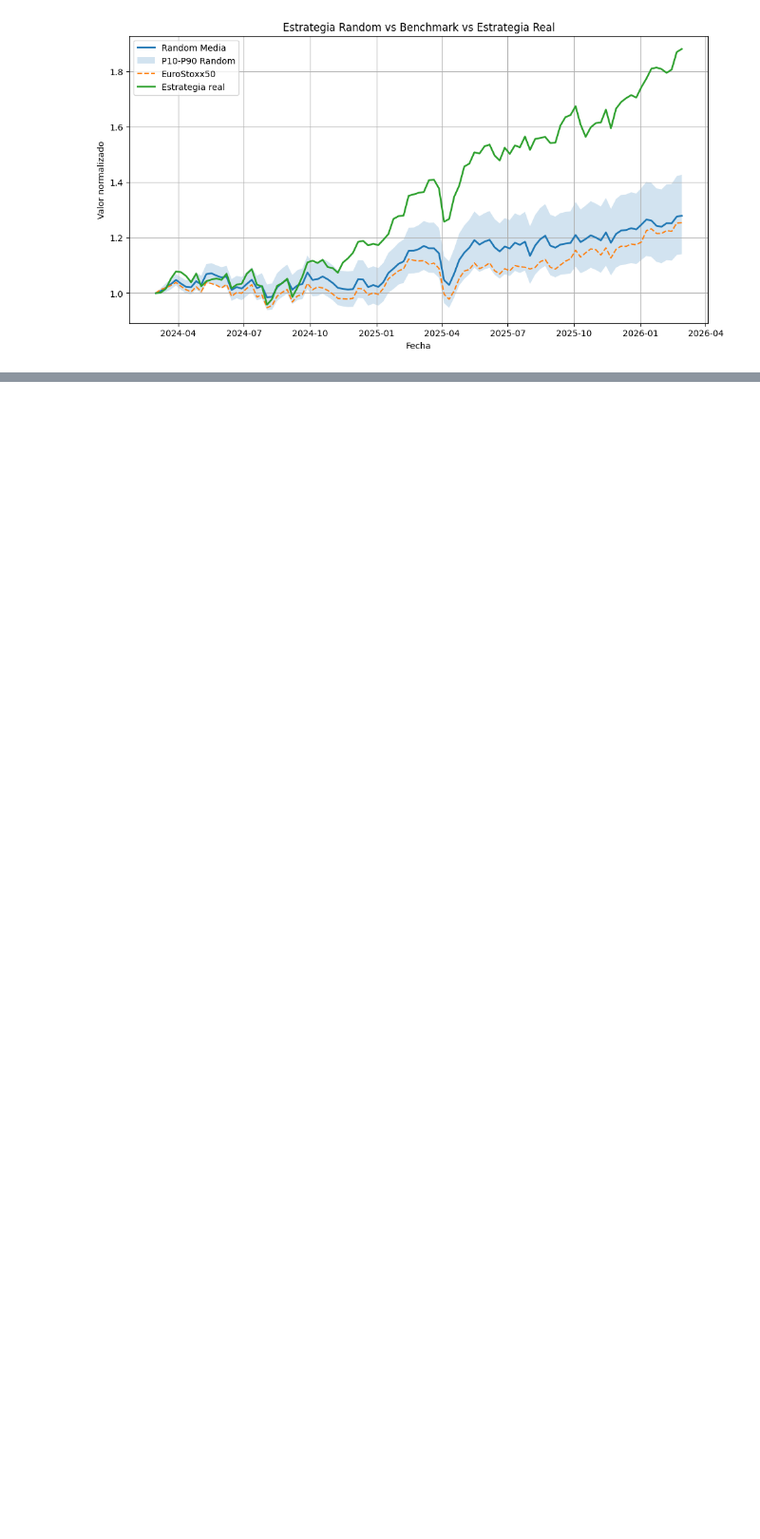
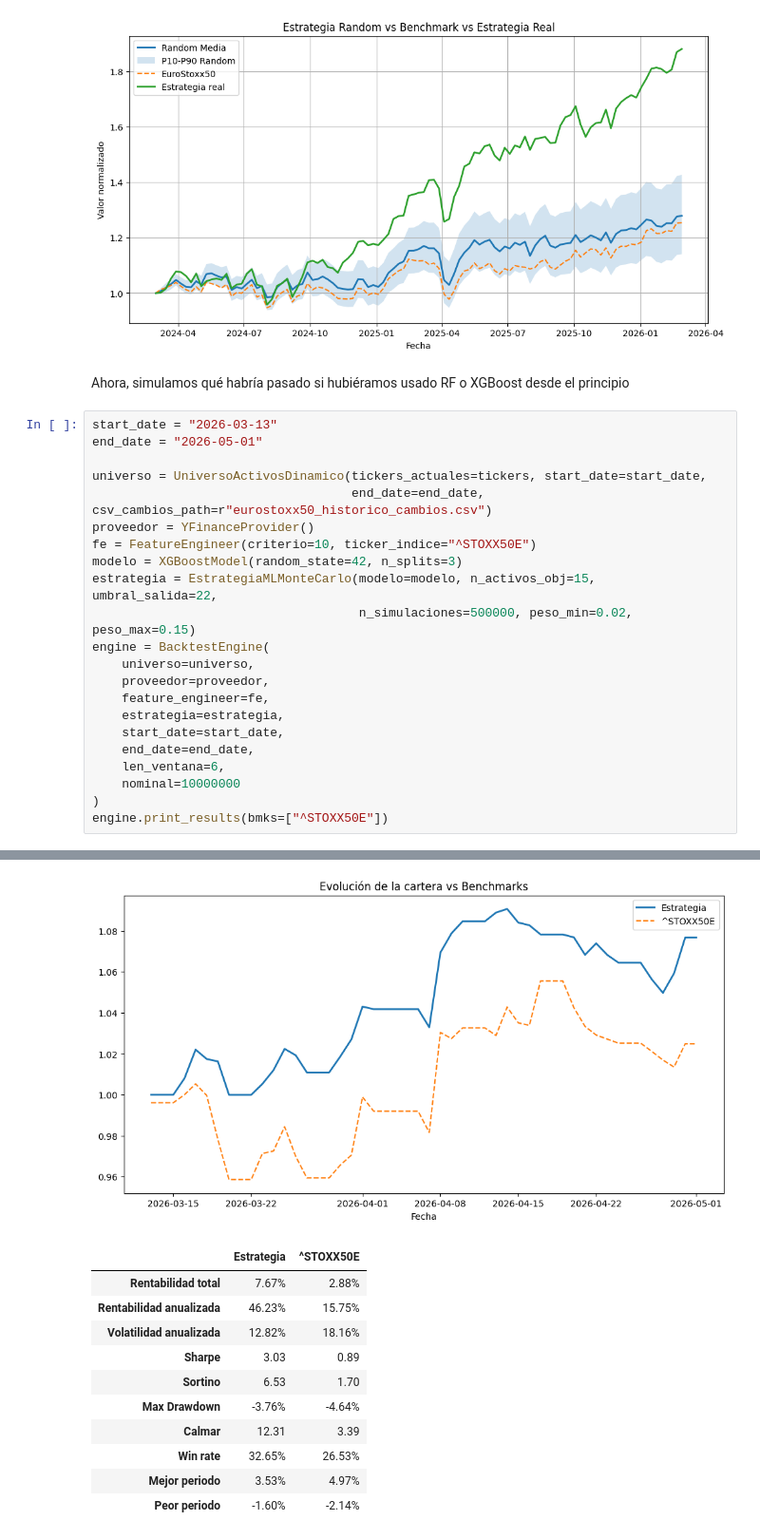
Before and after one commit to Javi-Puerta/Trabajo_gestion_cuantitativa, a Jupyter notebook: backtest_definitivo.ipynb, the cells around one changed output, grey strips where cells are left out. Shown at 95% size. Cells and saved outputs as stored; diff of their text form; blank space fills up the shorter version.

Commit message:
Cambios y correcciones

```diff
--- a/backtest_definitivo.ipynb
+++ b/backtest_definitivo.ipynb
@@ -324,3 +322,28 @@ plt.show()
 2026-02-13 | VP=18060083 | pesos={'ADS.DE': 0.020496501733155807, 'ADYEN.AS': 0.022133678470272367, 'AI.PA': 0.07426668192556443, 'AIR.PA': 0.06089413287215405, 'ASML.AS': 0.08838744615964021, 'BAYN.D ...
 2026-02-20 | VP=18690543 | pesos={'ADS.DE': 0.03959886333721117, 'ADYEN.AS': 0.027299020935029315, 'AIR.PA': 0.03805798869303993, 'ASML.AS': 0.17114327759155784, 'BAYN.DE': 0.08913445797865759, 'BBVA. ...
 [figure]
+# %% [markdown]
+Ahora, simulamos qué habría pasado si hubiéramos usado RF o XGBoost desde el principio
+# %%
+start_date = "2026-03-13"
+end_date = "2026-05-01"
+
+universo = UniversoActivosDinamico(tickers_actuales=tickers, start_date=start_date,
+                                   end_date=end_date, csv_cambios_path=r"eurostoxx50_historico_cambios.csv")
+proveedor = YFinanceProvider()
+fe = FeatureEngineer(criterio=10, ticker_indice="^STOXX50E")
+modelo = XGBoostModel(random_state=42, n_splits=3)
+estrategia = EstrategiaMLMonteCarlo(modelo=modelo, n_activos_obj=15, umbral_salida=22,
+                                    n_simulaciones=500000, peso_min=0.02, peso_max=0.15)
+engine = BacktestEngine(
+    universo=universo,
+    proveedor=proveedor,
+    feature_engineer=fe,
+    estrategia=estrategia,
+    start_date=start_date,
+    end_date=end_date,
+    len_ventana=6,
+    nominal=10000000
+)
+engine.print_results(bmks=["^STOXX50E"])
+# %% [output]
@@ -326,0 +358,12 @@ plt.show()
+[figure, added]
+|  | Estrategia | ^STOXX50E |
+| Rentabilidad total | 7.67% | 2.88% |
+| Rentabilidad anualizada | 46.23% | 15.75% |
+| Volatilidad anualizada | 12.82% | 18.16% |
+| Sharpe | 3.03 | 0.89 |
+| Sortino | 6.53 | 1.70 |
+| Max Drawdown | -3.76% | -4.64% |
+| Calmar | 12.31 | 3.39 |
+| Win rate | 32.65% | 26.53% |
+| Mejor periodo | 3.53% | 4.97% |
+| Peor periodo | -1.60% | -2.14% |
```
Also changed, not shown: parts of 3 cells of this notebook, 8 other files.
